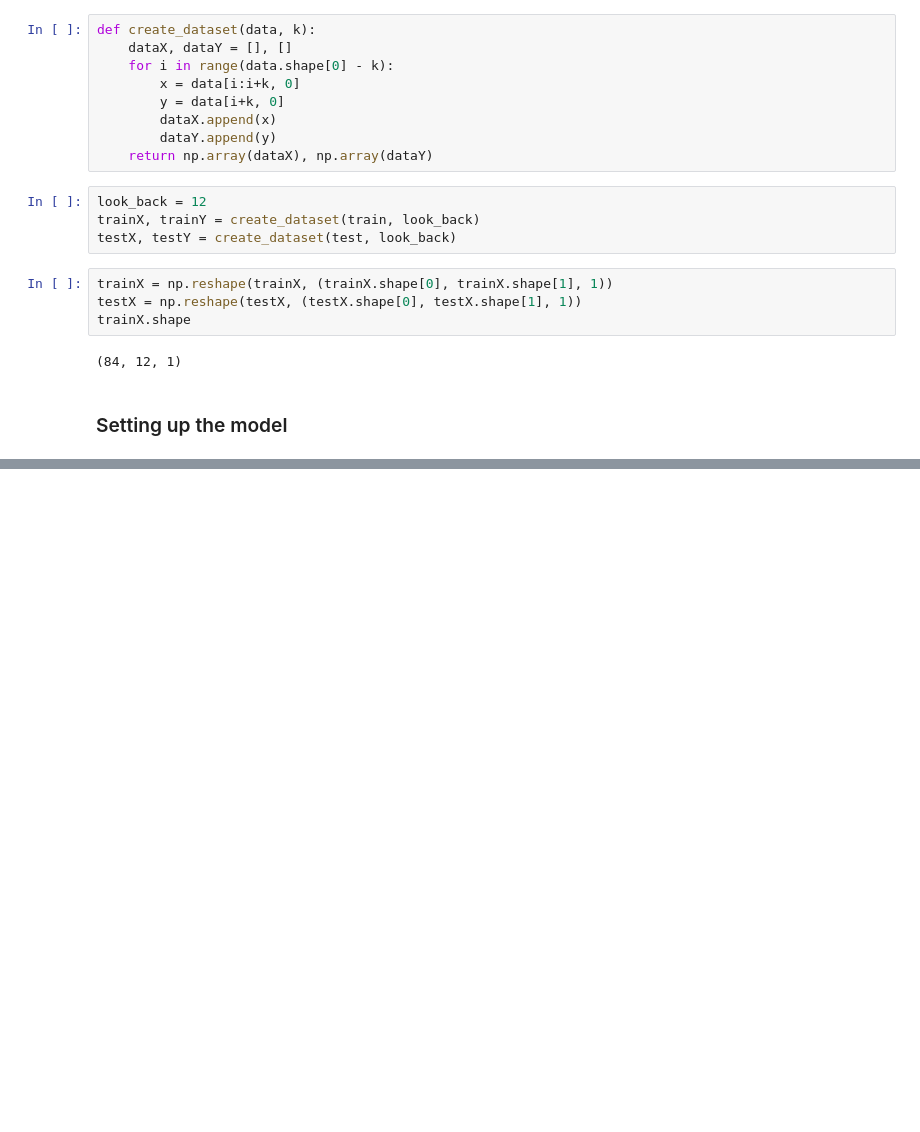
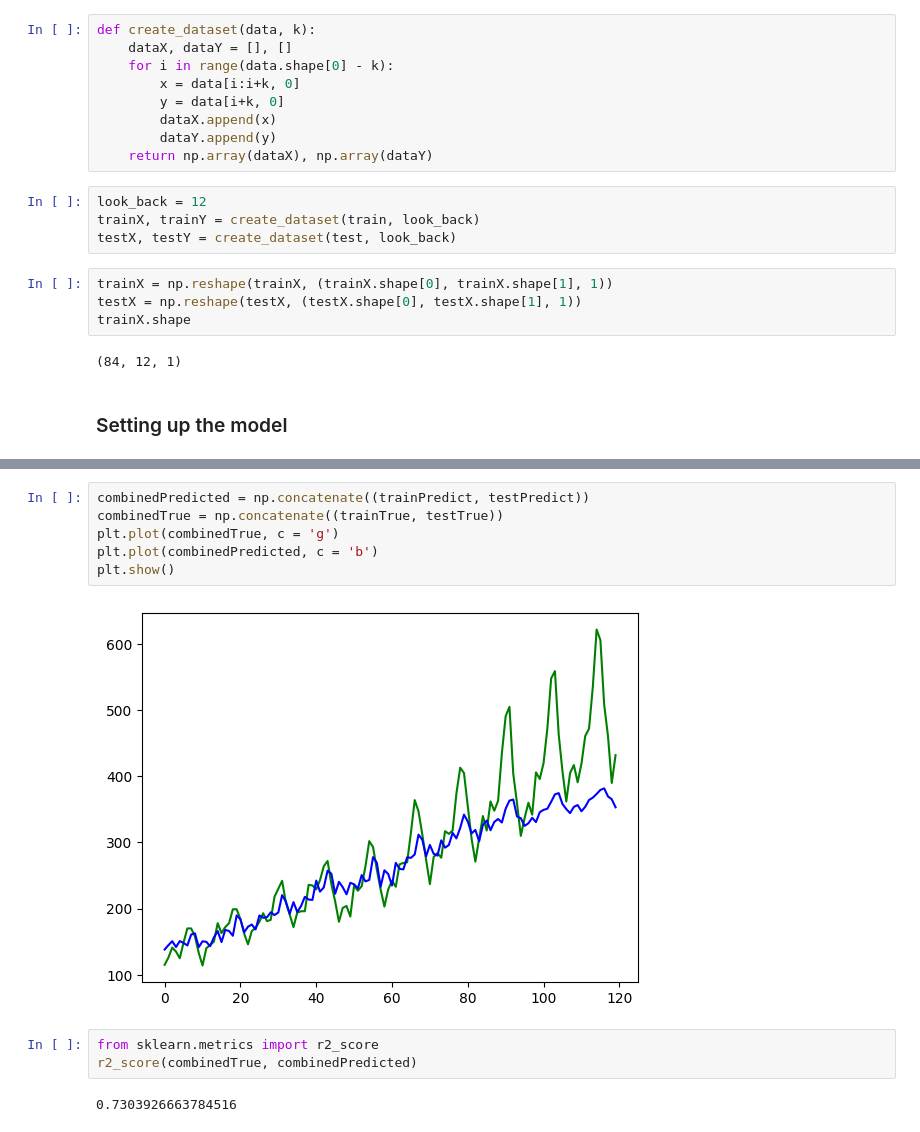
Before and after one commit to Diivvuu/coding-ninjas-data-science, a Jupyter notebook: Recurrent Neural Networs (RNN)/rnn airlines dataset practice.ipynb, the cells around one changed output, grey strips where cells are left out. Cells and saved outputs as stored; diff of their text form; blank space fills up the shorter version.

```diff
--- a/Recurrent Neural Networs (RNN)/rnn airlines dataset practice.ipynb
+++ b/Recurrent Neural Networs (RNN)/rnn airlines dataset practice.ipynb
@@ -60,0 +107,13 @@ model.add(SimpleRMM(4, input_shape = (look_back, 1)))
+# %%
+combinedPredicted = np.concatenate((trainPredict, testPredict))
+combinedTrue = np.concatenate((trainTrue, testTrue))
+plt.plot(combinedTrue, c = 'g')
+plt.plot(combinedPredicted, c = 'b')
+plt.show()
+# %% [output]
+[figure, added]
+# %%
+from sklearn.metrics import r2_score
+r2_score(combinedTrue, combinedPredicted)
+# %% [output]
+0.7303926663784516
```
Also changed, not shown: parts of 7 cells of this notebook.
